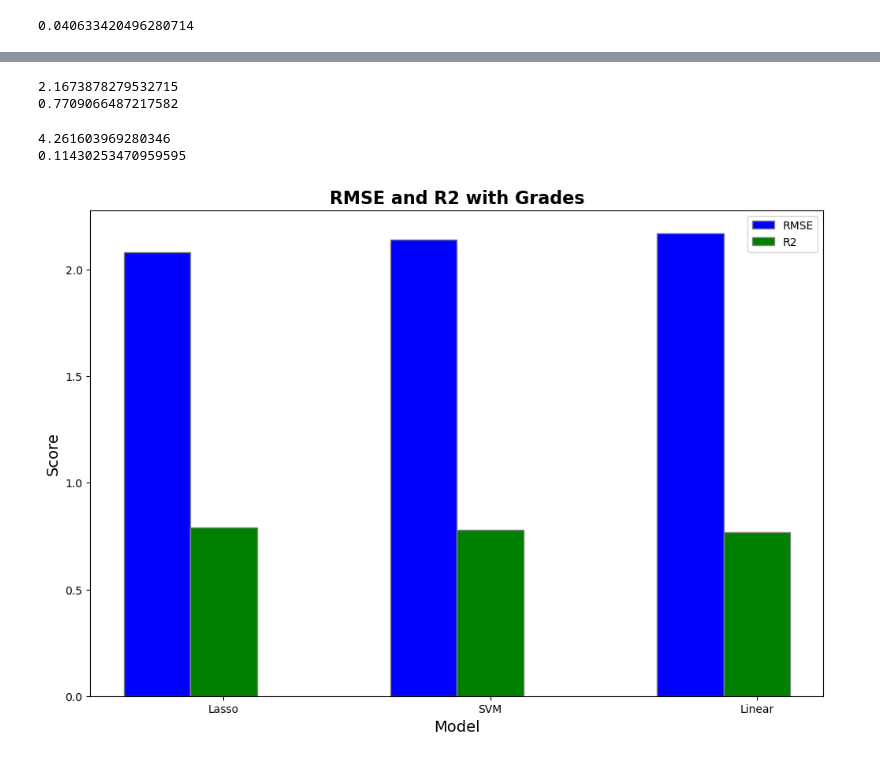
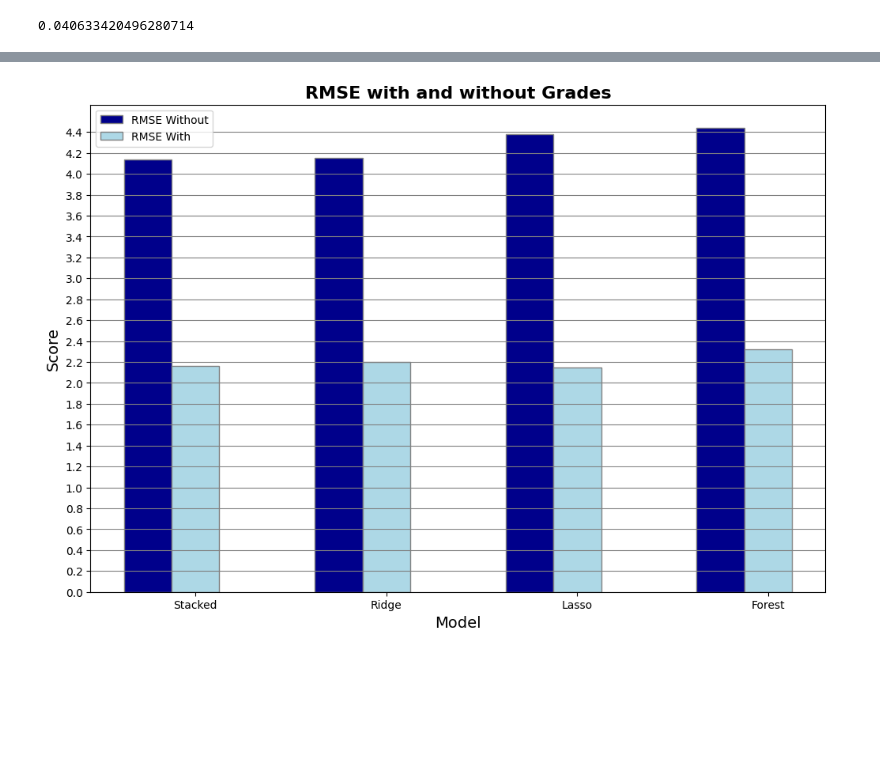
Before and after one commit to NicholasJCampbell/student_grades_project, a Jupyter notebook: final_project_working.ipynb, the cells around one changed output, grey strips where cells are left out. Cells and saved outputs as stored; diff of their text form; code cells hidden in the pictures; blank space fills up the shorter version.

```diff
--- a/final_project_working.ipynb
+++ b/final_project_working.ipynb
@@ -860,47 +800,45 @@ r2_without_grades2 = r2_score(y_test, best_pred_without2)
-# %%
-print(rmse_with_grades2)
-print(r2_with_grades2)
-# %% [output]
-2.1673878279532715
-0.7709066487217582
-# %%
-print(rmse_without_grades2)
-print(r2_without_grades2)
-# %% [output]
-4.261603969280346
-0.11430253470959595
 # %%
-# categories = ['Lasso RMSE', 'Lasso R2', 'SVM RMSE', 'SVM R2','Linear RMSE','Linear R2']
-# score = []
 
-# # Vertical bar chart
-# plt.bar(categories, score)
-#
-# plt.xlabel('RMSE and R2')
-# plt.ylabel('Scores')
-# plt.show()
+# stacking without: r2 = 0.16403862932757007, RMSE = 4.140220697005828
+
+# Random Forest without: R2 = 0.040633420496280714, RMSE = 4.435296727404671
+
+# Lasso without: R2 = 0.06612579032506105, RMSE = 4.3759724418479164
+
+# Ridge without: R2 = 0.16037362095203167, RMSE = 4.1492865157631265
+
+
+# stacking with: R2 = 0.7720651714307929, RMSE = 2.1619006530944285
+
+# random forest with: R2 = 0.7385443972118901, RMSE = 2.3154177795099713
+
+# lasso with: R2 = 0.7746532652027724, RMSE = 2.149591926092366
+
+# ridge with: R2 = 0.7649979387482997, RMSE = 2.195160216034142
 
 
 barWidth = 0.25
 fig = plt.subplots(figsize =(12, 8))
-plt.title('RMSE and R2 with Grades', fontweight ='bold', fontsize=16)
-RMSE = [2.08, 2.14, 2.17]
-R2 = [0.79, 0.78,  0.77]
+plt.title('RMSE with and without Grades', fontweight ='bold', fontsize=16)
+RMSE_without = [4.14, 4.15, 4.38, 4.44]
+RMSE_with = [2.16, 2.2, 2.15, 2.32]
 
-br1 = np.arange(len(RMSE))
+br1 = np.arange(len(RMSE_without))
 br2 = [x + barWidth for x in br1]
 
-plt.bar(br1, RMSE, color ='b', width = barWidth,
-        edgecolor ='grey', label ='RMSE')
-plt.bar(br2, R2, color ='g', width = barWidth,
-        edgecolor ='grey', label ='R2')
+plt.bar(br1, RMSE_without, color ='darkblue', width = barWidth,
+        edgecolor ='grey', label ='RMSE Without')
+plt.bar(br2, RMSE_with, color ='lightblue', width = barWidth,
+        edgecolor ='grey', label ='RMSE With')
 
 plt.xlabel('Model', fontsize = 14)
 plt.ylabel('Score', fontsize = 14)
-plt.xticks([r + barWidth for r in range(len(RMSE))],
-        ['Lasso', 'SVM', 'Linear'])
+plt.yticks(np.arange(0, 4.5, 0.20))
+plt.grid(axis='y', color = 'gray')
+plt.xticks([r + barWidth for r in range(len(RMSE_without))],
+        ['Stacked', 'Ridge', 'Lasso', 'Forest'])
 
 plt.legend()
 plt.show()
 # %% [output]
-[figure, old version]
+[figure, new version]
```
Also changed, not shown: parts of 40 cells of this notebook.
